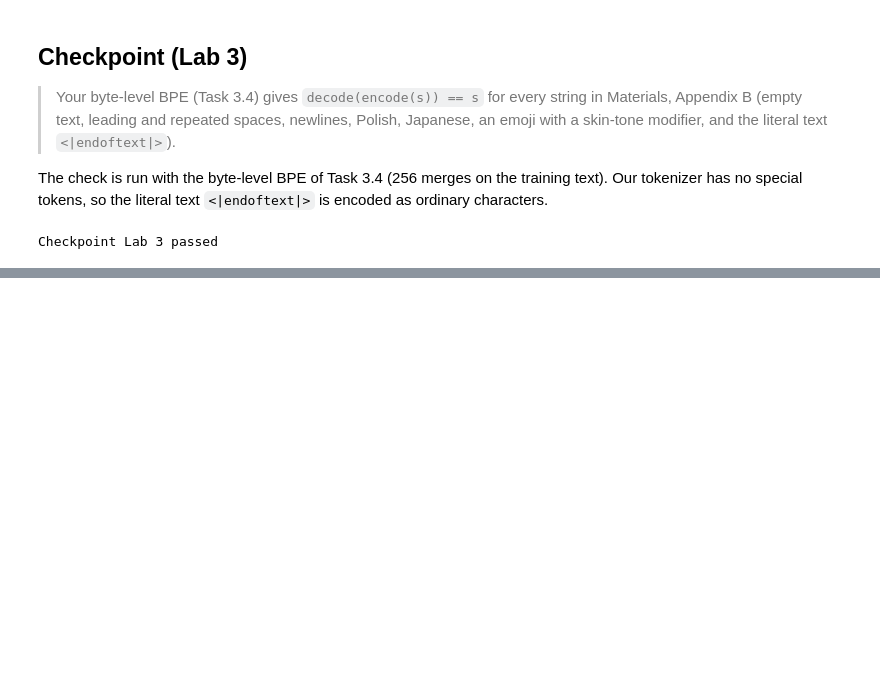
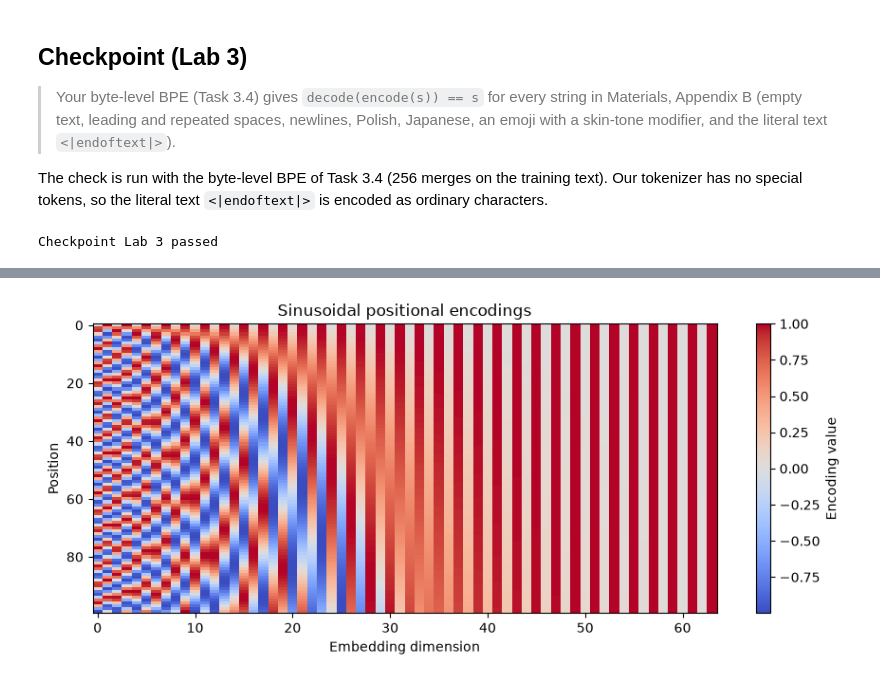
Before and after one commit to MateuszDziamba/LLM, a Jupyter notebook: List_2/List_2_solutions.ipynb, the cells around one changed output, grey strips where cells are left out. Cells and saved outputs as stored; diff of their text form; code cells hidden in the pictures; blank space fills up the shorter version.

```diff
--- a/List_2/List_2_solutions.ipynb
+++ b/List_2/List_2_solutions.ipynb
@@ -739,0 +1114,27 @@ Checkpoint Lab 3 passed
+# %%
+def sinusoidal_pe(T, d):
+    positions = torch.arange(T, dtype=torch.float64).unsqueeze(1)
+    frequencies = 10000.0 ** (-torch.arange(0, d, 2, dtype=torch.float64) / d)
+
+    angles = positions * frequencies
+
+    pe = torch.zeros(T, d, dtype=torch.float64)
+    pe[:, 0::2] = torch.sin(angles)
+    pe[:, 1::2] = torch.cos(angles)
+
+    return pe
+
+
+T, d = 100, 64
+pe = sinusoidal_pe(T, d)
+
+plt.figure(figsize=(9, 4))
+plt.imshow(pe.numpy(), aspect="auto", cmap="coolwarm")
+plt.colorbar(label="Encoding value")
+plt.xlabel("Embedding dimension")
+plt.ylabel("Position")
+plt.title("Sinusoidal positional encodings")
+plt.tight_layout()
+plt.show()
+# %% [output]
+[figure, added]
```
Also changed, not shown: parts of 34 cells of this notebook.
